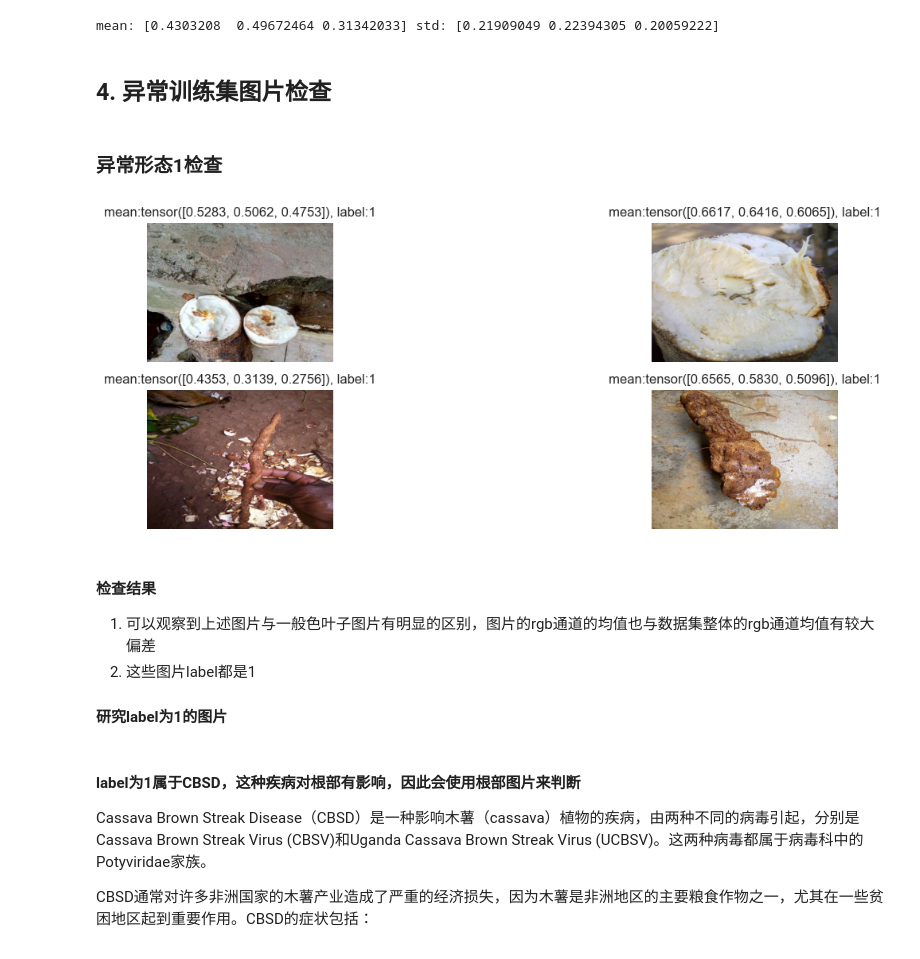
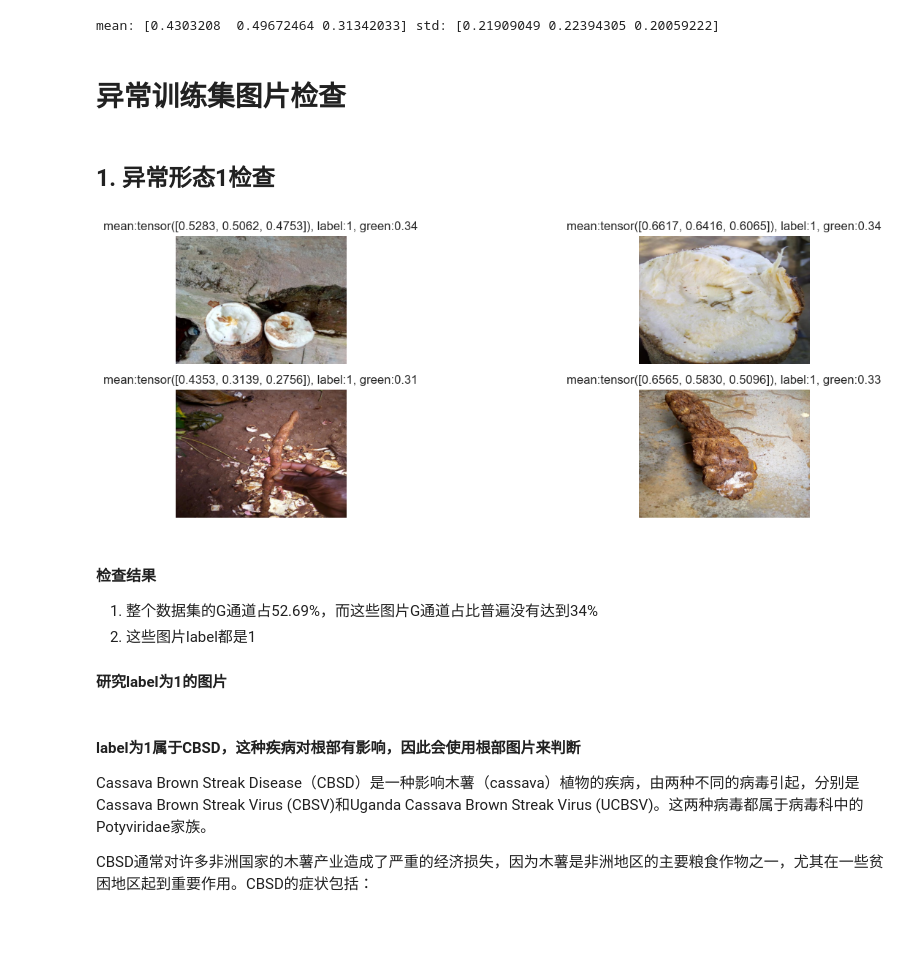
Before and after one commit to FredrickUnderwood/D2LselfLearning, a Jupyter notebook: kaggle/0004-Cassava Leaf Disease Classification/EDA.ipynb, the cells around one changed output. Cells and saved outputs as stored; diff of their text form; code cells hidden in the pictures.

```diff
--- a/kaggle/0004-Cassava Leaf Disease Classification/EDA.ipynb
+++ b/kaggle/0004-Cassava Leaf Disease Classification/EDA.ipynb
@@ -89,30 +89,30 @@ print('mean:', mean, 'std:', std)
 # %% [output]
 mean: [0.4303208  0.49672464 0.31342033] std: [0.21909049 0.22394305 0.20059222]
 # %% [markdown]
-## 4. 异常训练集图片检查
+# 异常训练集图片检查
 # %% [markdown]
-### 异常形态1检查
+## 1. 异常形态1检查
 # %%
-mean = torch.zeros(3)
 abnormal_list_byhand = ['159654644.jpg', '9224019.jpg', '199112616.jpg', '421035788.jpg']
 fig, axes = plt.subplots(2, len(abnormal_list_byhand) // 2, figsize=(15, 5))
 for i, single_abnormal_image_name in enumerate(abnormal_list_byhand):
+    mean = torch.zeros(3)
     label = int(train_csv[train_csv['image_id'] == single_abnormal_image_name]['label'])
     abnormal_image = Image.open(os.path.join(IMAGES_PATH, single_abnormal_image_name))
     trans = torchvision.transforms.ToTensor()
     abnormal_tensor = trans(abnormal_image)
     abnormal_tensor = abnormal_tensor.unsqueeze(0)
     for d in range(3):
         mean[d] = abnormal_tensor[:, d, :, :].mean()
     axes[i // 2][i % 2].imshow(abnormal_image)
-    axes[i // 2][i % 2].set_title(f'mean:{mean}, label:{label}')
+    axes[i // 2][i % 2].set_title(f'mean:{mean}, label:{label}, green:{mean[1]/mean.sum():.2f}')
     axes[i // 2][i % 2].axis('off')
 plt.show()
 # %% [output]
-[figure, old version]
+[figure, new version]
 # %% [markdown]
 #### 检查结果
-1. 可以观察到上述图片与一般色叶子图片有明显的区别，图片的rgb通道的均值也与数据集整体的rgb通道均值有较大偏差
+1. 整个数据集的G通道占52.69%，而这些图片G通道占比普遍没有达到34%
 2. 这些图片label都是1
 #### 研究label为1的图片
 # %%
```
Also changed, not shown: parts of 6 cells of this notebook, 1 other file.
